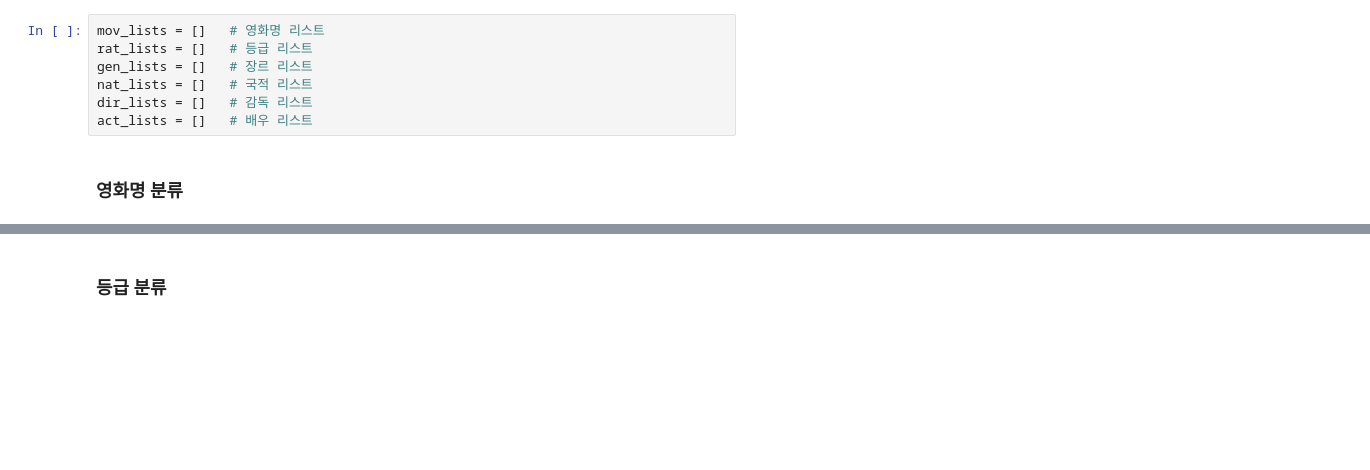
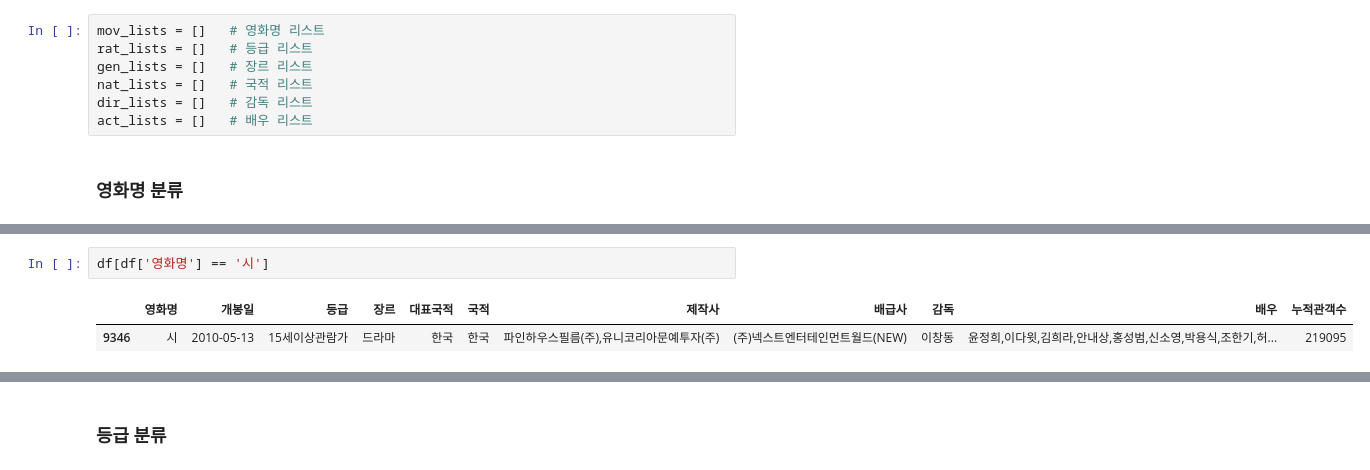
Before and after one commit to wonyounging/2_Project, a Jupyter notebook: Work_data/ner_data/ner_tag_make.ipynb, the cells around one changed output, grey strips where cells are left out. Drawn from its saved outputs; the diff is of its cells as text; blank space fills up the shorter version.

```diff
--- a/Work_data/ner_data/ner_tag_make.ipynb
+++ b/Work_data/ner_data/ner_tag_make.ipynb
@@ -148,0 +195,5 @@ act_lists = []   # 배우 리스트
+# %%
+df[df['영화명'] == '시']
+# %% [output]
+|  | 영화명 | 개봉일 | 등급 | 장르 | 대표국적 | 국적 | 제작사 | 배급사 | 감독 | 배우 | 누적관객수 |
+| 9346 | 시 | 2010-05-13 | 15세이상관람가 | 드라마 | 한국 | 한국 | 파인하우스필름(주),유니코리아문예투자(주) | (주)넥스트엔터테인먼트월드(NEW) | 이창동 | 윤정희,이다윗,김희라,안내상,홍성범,신소영,박용식,조한기,허... | 219095 |
```
Also changed, not shown: parts of 28 cells of this notebook, 3 other files.
